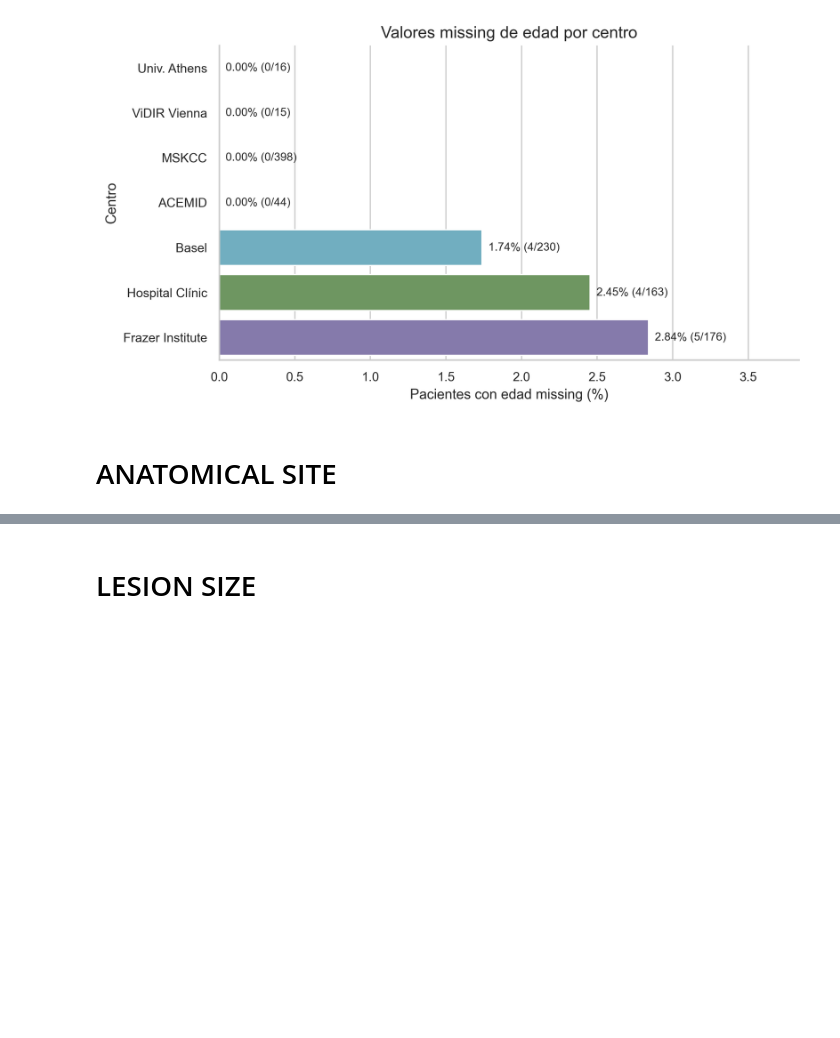
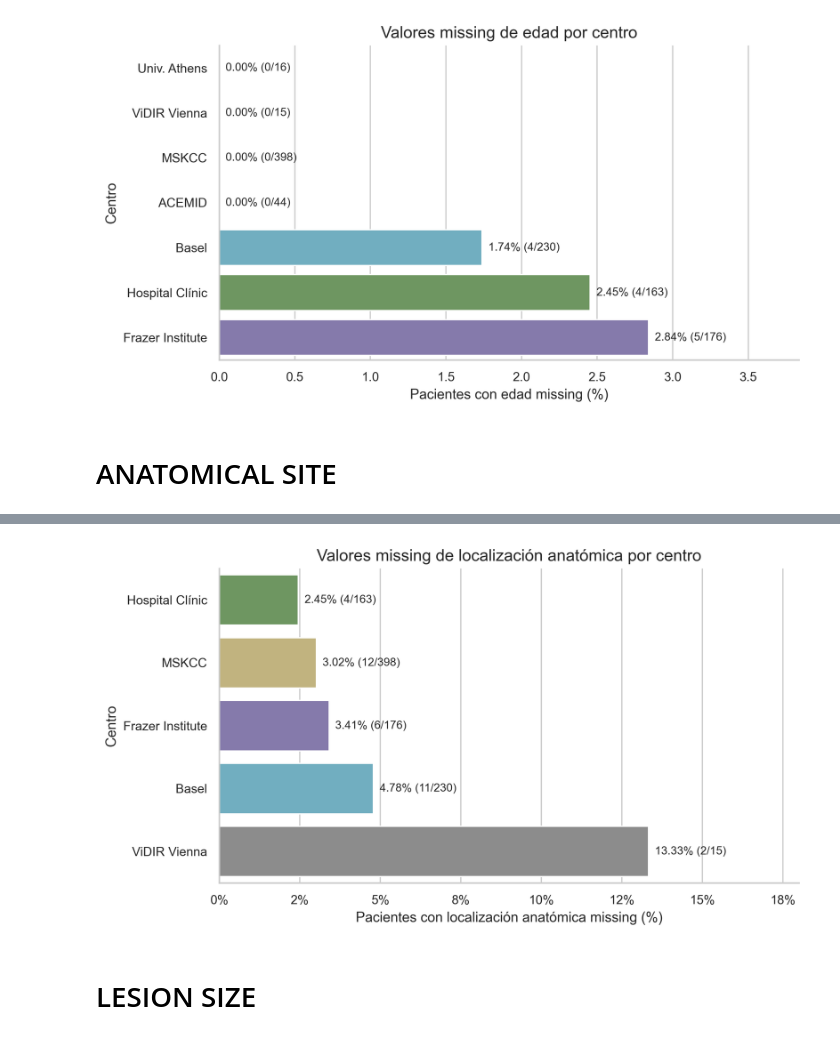
Before and after one commit to JuanCardona7/my-image-classifier, a Jupyter notebook: notebooks/EDA_02.ipynb, the cells around one changed output, grey strips where cells are left out. Cells and saved outputs as stored; diff of their text form; code cells hidden in the pictures; blank space fills up the shorter version.

```diff
--- a/notebooks/EDA_02.ipynb
+++ b/notebooks/EDA_02.ipynb
@@ -2465,0 +3353,16 @@ figures["age_missing_attribution"] = fig
+# %%
+# Missingness setup for anatomical site
+
+df_anatom_missing = df.copy()
+
+df_anatom_missing["anatom_site_missing"] = df_anatom_missing[
+    "anatom_site_general"
+].isna()
+
+df_anatom_missing["anatom_site_missing_int"] = df_anatom_missing[
+    "anatom_site_missing"
+].astype(int)
+
+df_anatom_missing["age_missing"] = df_anatom_missing["age_approx"].isna()
+
+df_anatom_missing["sex_missing"] = df_anatom_missing["sex"].isna()
@@ -2466,3 +4608,82 @@ figures["age_missing_attribution"] = fig
+# %%
+# Missing anatomical site by attribution
+
+anatom_missing_attribution_plot_df = anatom_missing_attribution_patient_summary.copy()
+
+anatom_missing_attribution_plot_df["attribution_label"] = simplify_attribution_series(
+    anatom_missing_attribution_plot_df["attribution"]
+)
+
+anatom_missing_attribution_plot_df["label"] = (
+    anatom_missing_attribution_plot_df["pct_missing_patients"].round(2).astype(str)
+    + "% ("
+    + anatom_missing_attribution_plot_df["n_patients_with_missing"].astype(str)
+    + "/"
+    + anatom_missing_attribution_plot_df["n_patients"].astype(str)
+    + ")"
+)
+
+anatom_missing_attribution_plot_df = anatom_missing_attribution_plot_df.sort_values(
+    "pct_missing_patients", ascending=True
+).reset_index(drop=True)
+
+fig, ax = plt.subplots(
+    figsize=(8, 4.5),
+)
+
+sns.barplot(
+    data=anatom_missing_attribution_plot_df,
+    x="pct_missing_patients",
+    y="attribution_label",
+    hue="attribution_label",
+    palette=ATTRIBUTION_PALETTE,
+    legend=False,
+    ax=ax,
+)
+
+for patch, (_, row) in zip(
+    ax.patches,
+    anatom_missing_attribution_plot_df.iterrows(),
+):
+    width = patch.get_width()
+
+    ax.annotate(
+        row["label"],
+        xy=(
+            width,
+            patch.get_y() + patch.get_height() / 2,
+        ),
+        xytext=(5, 0),
+        textcoords="offset points",
+        ha="left",
+        va="center",
+        fontsize=9,
+    )
+
+clean_axis_labels(
+    ax,
+    xlabel="Pacientes con localización anatómica missing (%)",
+    ylabel="Centro",
+    title="Valores missing de localización anatómica por centro",
+)
+
+format_percent_axis(
+    ax,
+    axis="x",
+    decimals=0,
+)
+
+ax.set_xlim(
+    0,
+    anatom_missing_attribution_plot_df["pct_missing_patients"].max() * 1.35,
+)
+
+plt.tight_layout()
+plt.show()
+
+figures["anatom_site_missing_attribution"] = fig
+# %% [output]
+[figure, added]
 # %% [markdown]
 # LESION SIZE
 # %% [markdown]
```
Also changed, not shown: parts of 59 cells of this notebook, 1 other file.
